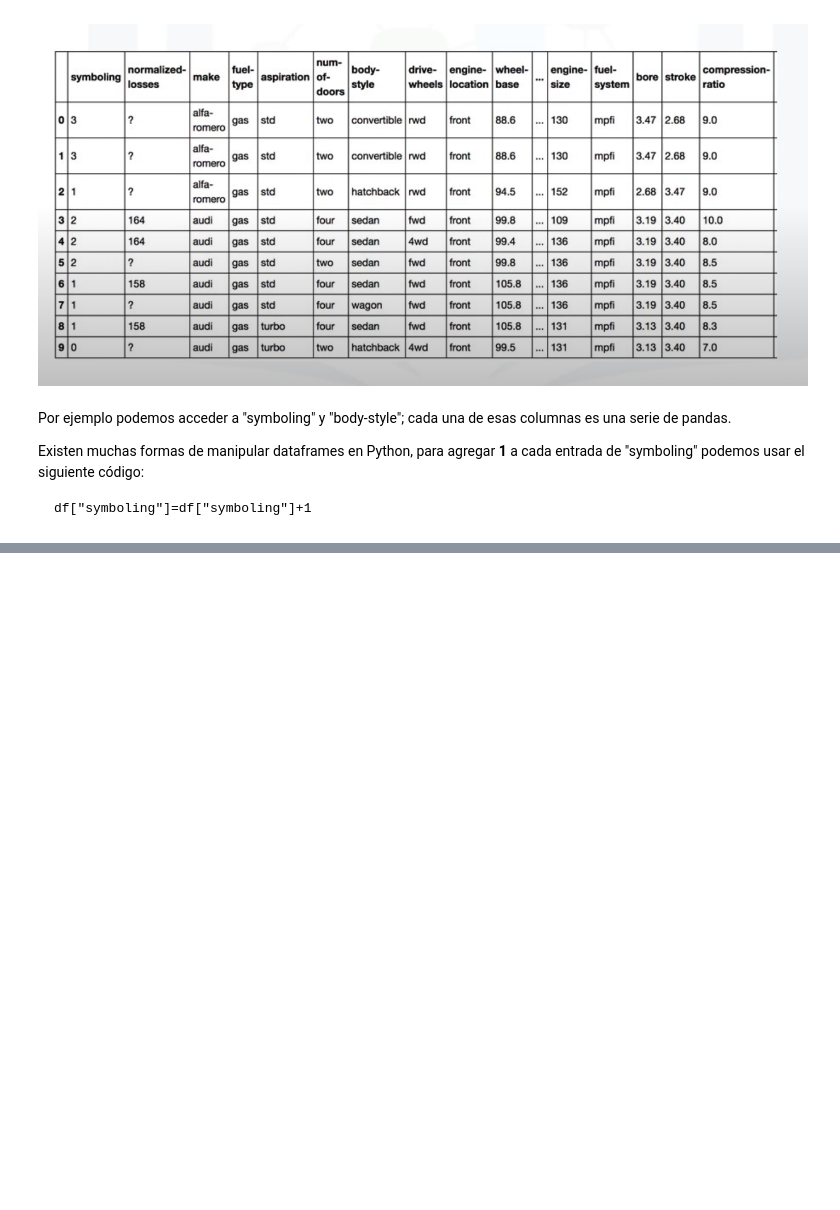
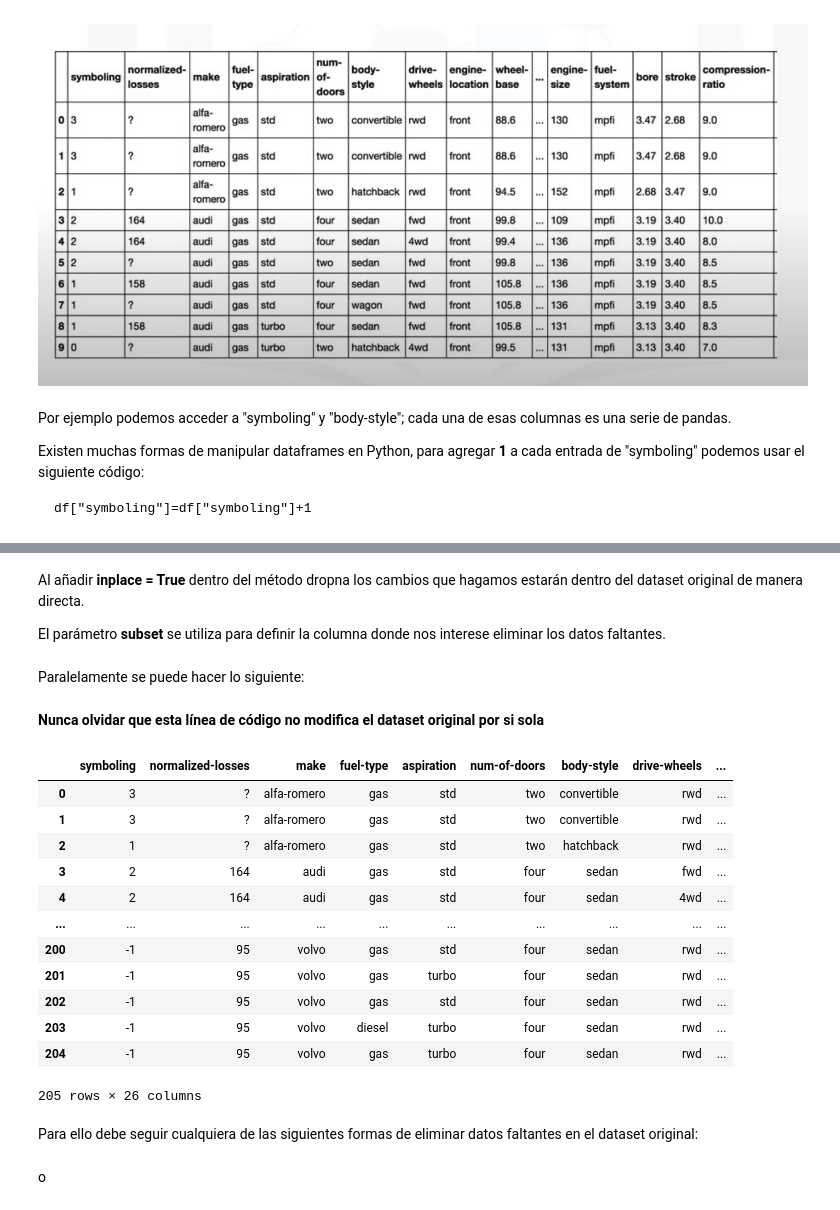
Before and after one commit to PosgradoMNA/actividades-de-aprendizaje-RobertoRomeroVielma-A00822314, a Jupyter notebook: Semana_5_Data_Analysis_with_Python_(IBM).ipynb, the cells around one changed output, grey strips where cells are left out. Saved outputs shown, nothing was run; the diff lists cells and outputs as text; code cells hidden in the pictures; blank space fills up the shorter version.

```diff
--- a/Semana_5_Data_Analysis_with_Python_(IBM).ipynb
+++ b/Semana_5_Data_Analysis_with_Python_(IBM).ipynb
@@ -35,0 +106,32 @@ df["symboling"]=df["symboling"]+1
+# %%
+df=pd.read_csv(url,names = headers)
+# %% [markdown]
+Al añadir **inplace = True** dentro del método dropna los cambios que hagamos estarán dentro del dataset original de manera directa.
+
+El parámetro **subset** se utiliza para definir la columna donde nos interese eliminar los datos faltantes.
+# %%
+df.dropna(subset=["normalized-losses"],axis=0,inplace=True)
+# %% [markdown]
+Paralelamente se puede hacer lo siguiente:
+# %%
+df=df.dropna(subset=["normalized-losses"],axis=0)
+# %% [markdown]
+**Nunca olvidar que esta línea de código no modifica el dataset original por si sola**
+# %%
+df.dropna(subset=["normalized-losses"],axis=0)
+# %% [output]
+|  | symboling | normalized-losses | make | fuel-type | aspiration | num-of-doors | body-style | drive-wheels | ... |
+| 0 | 3 | ? | alfa-romero | gas | std | two | convertible | rwd | ... |
+| 1 | 3 | ? | alfa-romero | gas | std | two | convertible | rwd | ... |
+| 2 | 1 | ? | alfa-romero | gas | std | two | hatchback | rwd | ... |
+| 3 | 2 | 164 | audi | gas | std | four | sedan | fwd | ... |
+| 4 | 2 | 164 | audi | gas | std | four | sedan | 4wd | ... |
+| ... | ... | ... | ... | ... | ... | ... | ... | ... | ... |
+| 200 | -1 | 95 | volvo | gas | std | four | sedan | rwd | ... |
+| 201 | -1 | 95 | volvo | gas | turbo | four | sedan | rwd | ... |
+| 202 | -1 | 95 | volvo | gas | std | four | sedan | rwd | ... |
+| 203 | -1 | 95 | volvo | diesel | turbo | four | sedan | rwd | ... |
+| 204 | -1 | 95 | volvo | gas | turbo | four | sedan | rwd | ... |
+205 rows × 26 columns
+# %% [markdown]
+Para ello debe seguir cualquiera de las siguientes formas de eliminar datos faltantes en el dataset original:
@@ -35,0 +140,2 @@ df["symboling"]=df["symboling"]+1
+# %% [markdown]
+o
```
Also changed, not shown: parts of 29 cells of this notebook.
